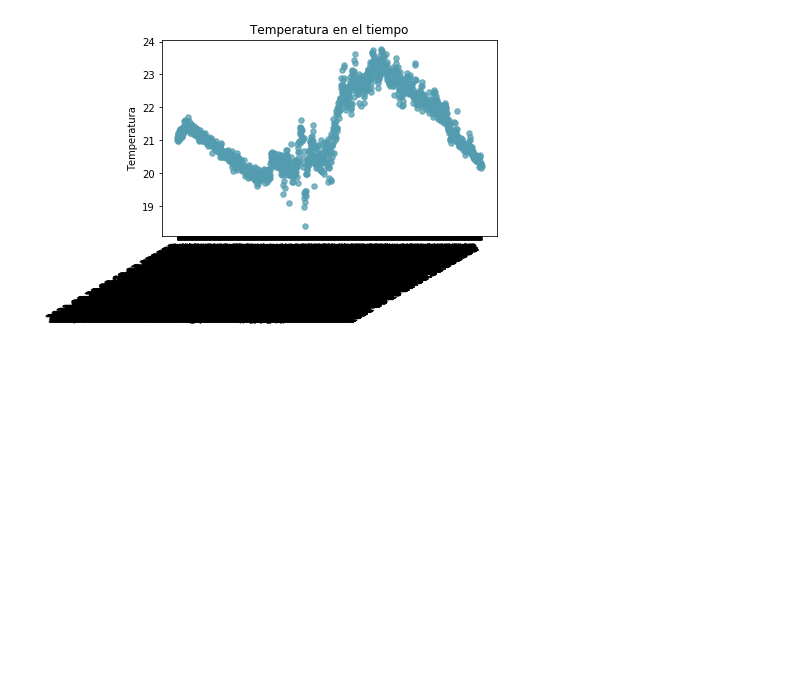
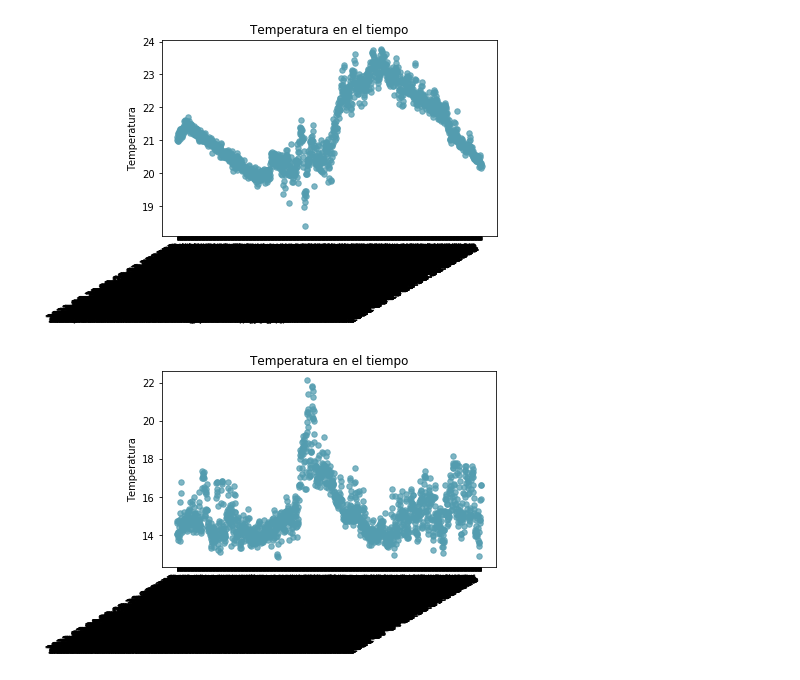
Before and after one commit to fbacinello/raspberry, a Jupyter notebook: enviro/conda/Grafiquitos.ipynb, the cells around one changed output. Drawn from its saved outputs; the diff is of its cells as text; code cells hidden in the pictures; blank space fills up the shorter version.

```diff
--- a/enviro/conda/Grafiquitos.ipynb
+++ b/enviro/conda/Grafiquitos.ipynb
@@ -37,3 +37,13 @@ ax.set_ylabel(y_label)
 fig.autofmt_xdate()
 # %% [output]
 [figure]
+# %%
+fig, ax = plt.subplots()
+ax.scatter(x_data, y_data, s = 30, color = '#539caf', alpha = 0.75)
+
+ax.set_title(title)
+#ax.set_xlabel(x_label)
+ax.set_ylabel(y_label)
+fig.autofmt_xdate()
+# %% [output]
+[figure, added]
```
Also changed, not shown: parts of 4 cells of this notebook.
